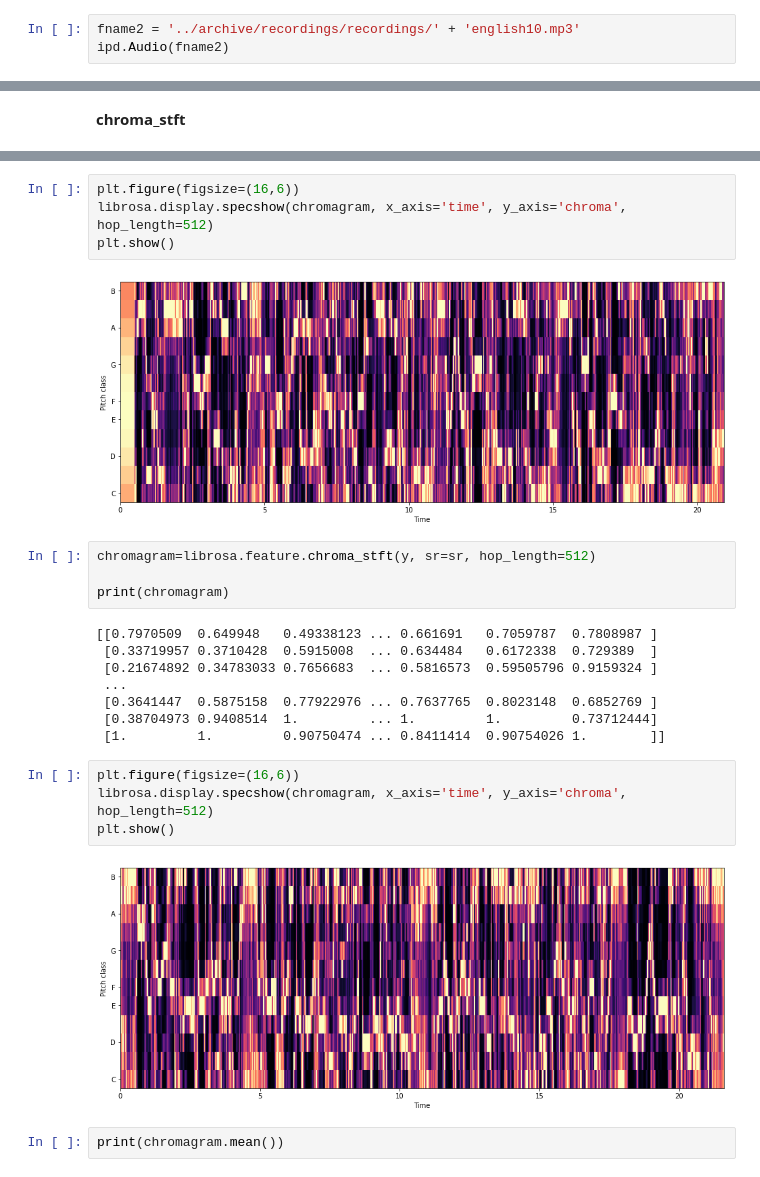
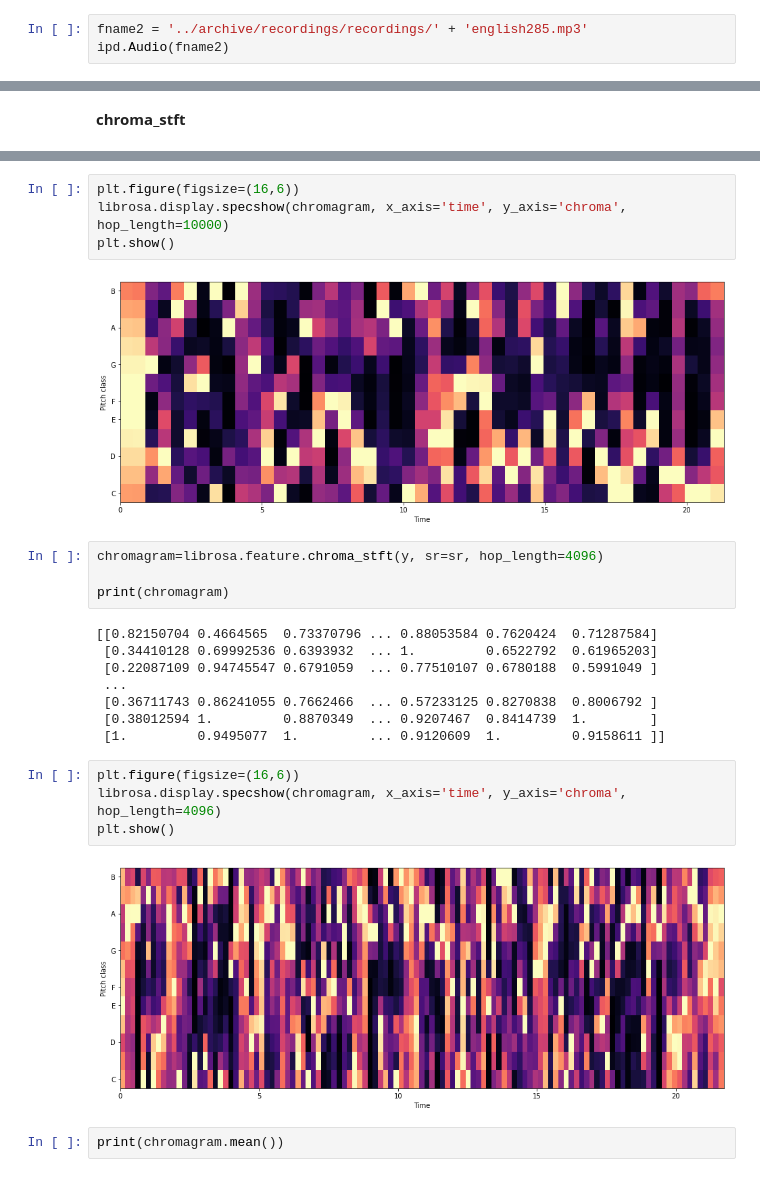
Before and after one commit to parkjiye/EnglishSpeechAccentAnalyzer, a Jupyter notebook: EnglishSpeechAccentAnalyzer.ipynb, the cells around one changed output, grey strips where cells are left out. Drawn from its saved outputs; the diff is of its cells as text.

```diff
--- a/EnglishSpeechAccentAnalyzer.ipynb
+++ b/EnglishSpeechAccentAnalyzer.ipynb
@@ -106,7 +106,7 @@ ipd.Audio(fname1)
 # %% [markdown]
 미국
 # %%
-fname2 = '../archive/recordings/recordings/' + 'english10.mp3'
+fname2 = '../archive/recordings/recordings/' + 'english285.mp3'
 ipd.Audio(fname2)
 # %% [output]
 [interactive output not drawn]
@@ -232,27 +242,27 @@ print(chromagram)
 # %%
 plt.figure(figsize=(16,6))
-librosa.display.specshow(chromagram, x_axis='time', y_axis='chroma', hop_length=512)
+librosa.display.specshow(chromagram, x_axis='time', y_axis='chroma', hop_length=10000)
 plt.show()
 # %% [output]
-[figure, old version]
+[figure, new version]
 # %%
-chromagram=librosa.feature.chroma_stft(y, sr=sr, hop_length=512)
+chromagram=librosa.feature.chroma_stft(y, sr=sr, hop_length=4096)
 
 print(chromagram)
 # %% [output]
-[[0.7970509  0.649948   0.49338123 ... 0.661691   0.7059787  0.7808987 ]
- [0.33719957 0.3710428  0.5915008  ... 0.634484   0.6172338  0.729389  ]
- [0.21674892 0.34783033 0.7656683  ... 0.5816573  0.59505796 0.9159324 ]
+[[0.82150704 0.4664565  0.73370796 ... 0.88053584 0.7620424  0.71287584]
+ [0.34410128 0.69992536 0.6393932  ... 1.         0.6522792  0.61965203]
+ [0.22087109 0.94745547 0.6791059  ... 0.77510107 0.6780188  0.5991049 ]
  ...
- [0.3641447  0.5875158  0.77922976 ... 0.7637765  0.8023148  0.6852769 ]
- [0.38704973 0.9408514  1.         ... 1.         1.         0.73712444]
- [1.         1.         0.90750474 ... 0.8411414  0.90754026 1.        ]]
+ [0.36711743 0.86241055 0.7662466  ... 0.57233125 0.8270838  0.8006792 ]
+ [0.38012594 1.         0.8870349  ... 0.9207467  0.8414739  1.        ]
+ [1.         0.9495077  1.         ... 0.9120609  1.         0.9158611 ]]
 # %%
 plt.figure(figsize=(16,6))
-librosa.display.specshow(chromagram, x_axis='time', y_axis='chroma', hop_length=512)
+librosa.display.specshow(chromagram, x_axis='time', y_axis='chroma', hop_length=4096)
 plt.show()
 # %% [output]
-[figure, old version]
+[figure, new version]
 # %%
 print(chromagram.mean())
 # %% [output]
```
Also changed, not shown: parts of 32 cells of this notebook, 1 other file.
